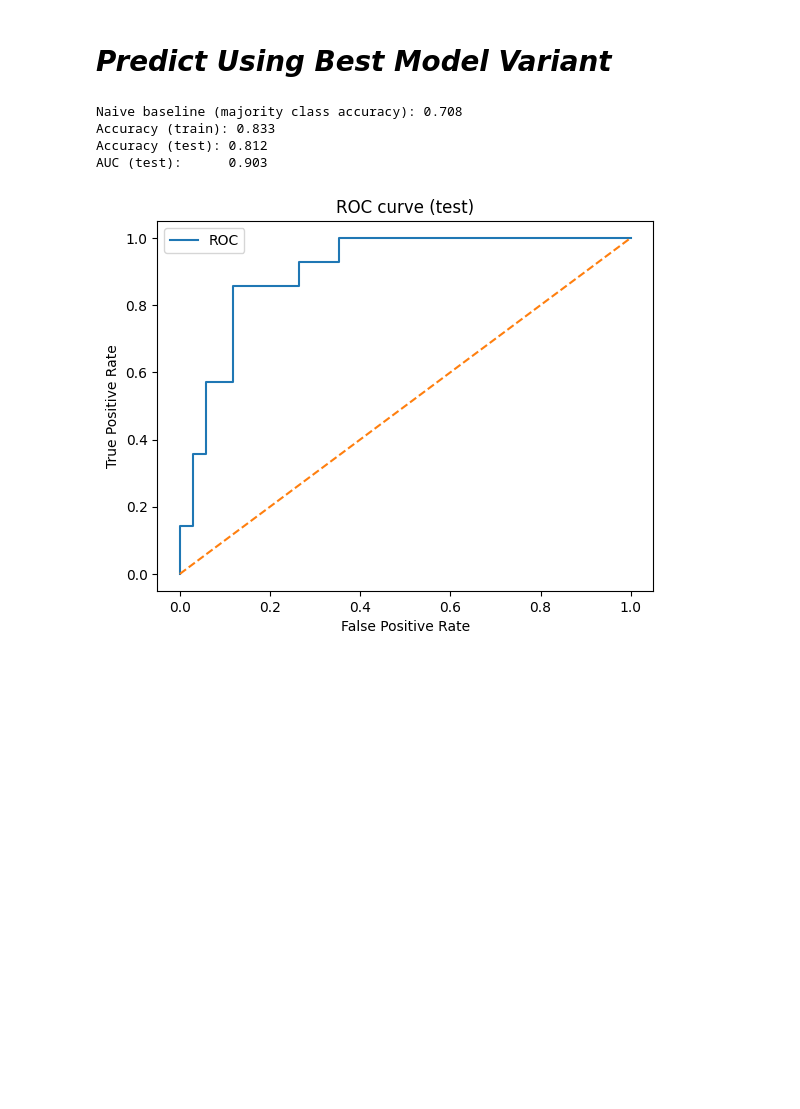
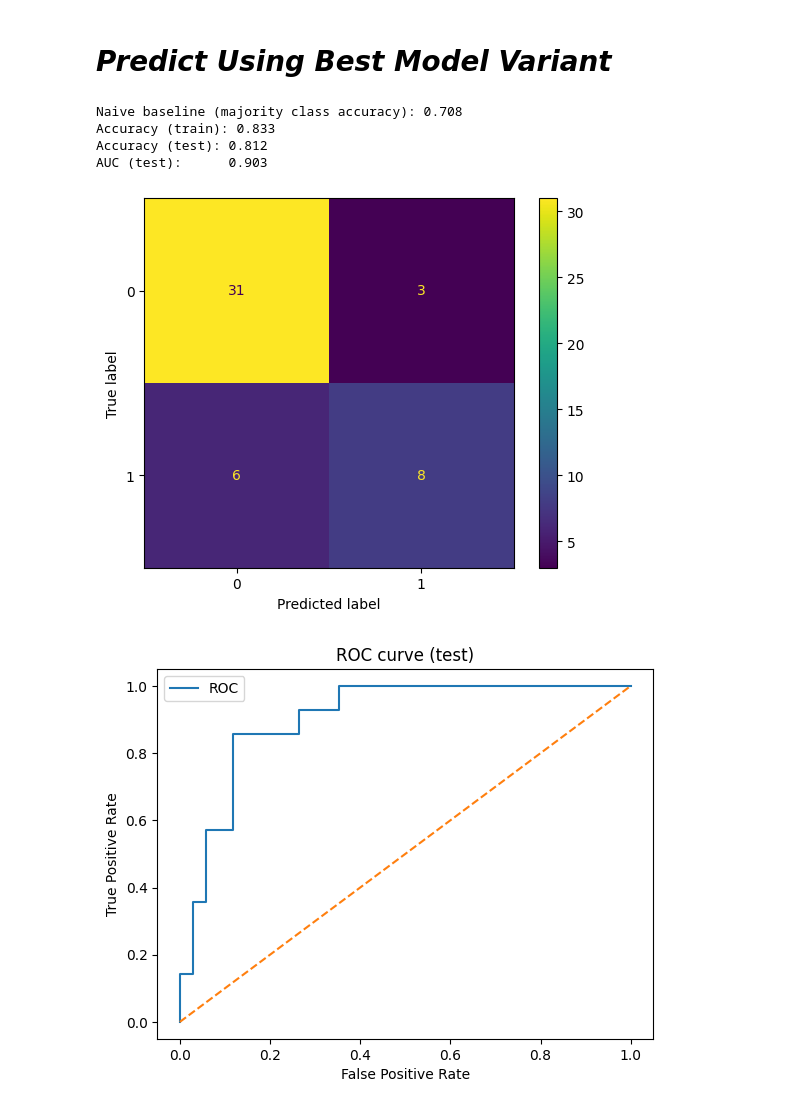
Before and after one commit to nisharonn/US-Economic-Recovery-Post-COVID-19, a Jupyter notebook: MLRAllVars.ipynb, the cells around one changed output. Saved outputs shown, nothing was run; the diff lists cells and outputs as text; code cells hidden in the pictures; blank space fills up the shorter version.

```diff
--- a/MLRAllVars.ipynb
+++ b/MLRAllVars.ipynb
@@ -147,6 +130,5 @@ data.shape
 ## 2) Prepare data for fitting
 # %%
 # select features
-feat = ['hospitalized_rate', 'case_rate', 'death_rate', 'test_rate']
+feat = ['hospitalized_rate', 'test_rate', 'fullvaccine_rate', 'vaccine_rate']
 target = 'emp recovered'
-data = data.dropna(subset=feat).copy()
@@ -492,31 +522,37 @@ pd.DataFrame(results_cv).T
 sk_log = LogisticRegression(max_iter=1000).fit(X_cv, y_train)
 
 yhat_tr = sk_log.predict(X_cv) # (predict using train X)
 yhat_te = sk_log.predict(X_test) # (predict using test X)
 proba_te = sk_log.predict_proba(X_test)[:, 1] # predict emp recovery = 1 probabilities
 
 baseline_rate = y_test.value_counts(normalize=True).max() # baseline rate for majority class accuracy
 acc_tr = accuracy_score(y_train, yhat_tr) # (train accuracy)
 acc_te = accuracy_score(y_test, yhat_te) # (test accuracy)
 auc_te = roc_auc_score(y_test, proba_te) # (roc auc test score)
+
+# confusion matrix
+cm_test = confusion_matrix(y_test, yhat_te)
+disp_test = ConfusionMatrixDisplay(cm_test)
+disp_test.plot()
 
 print("Naive baseline (majority class accuracy):", round(baseline_rate, 3))
 print(f"Accuracy (train): {acc_tr:.3f}")
 print(f"Accuracy (test): {acc_te:.3f}")
 print(f"AUC (test):      {auc_te:.3f}")
 
 fpr, tpr, thr = roc_curve(y_test, proba_te)
 plt.figure()
 plt.plot(fpr, tpr, label='ROC')
 plt.plot([0,1],[0,1], linestyle='--')
 plt.xlabel('False Positive Rate')
 plt.ylabel('True Positive Rate')
 plt.title('ROC curve (test)')
 plt.legend()
 plt.show()
 # %% [output]
 Naive baseline (majority class accuracy): 0.708
 Accuracy (train): 0.833
 Accuracy (test): 0.812
 AUC (test):      0.903
-[figure, old version]
+[figure, new version]
+[figure, added]
```
Also changed, not shown: parts of 18 cells of this notebook.
